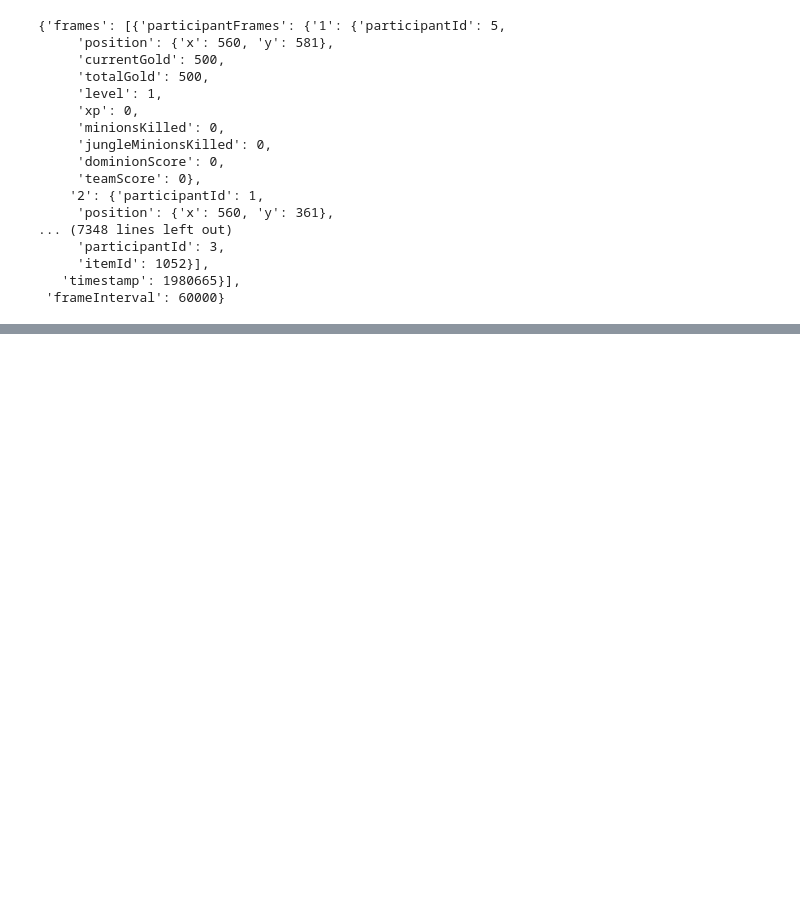
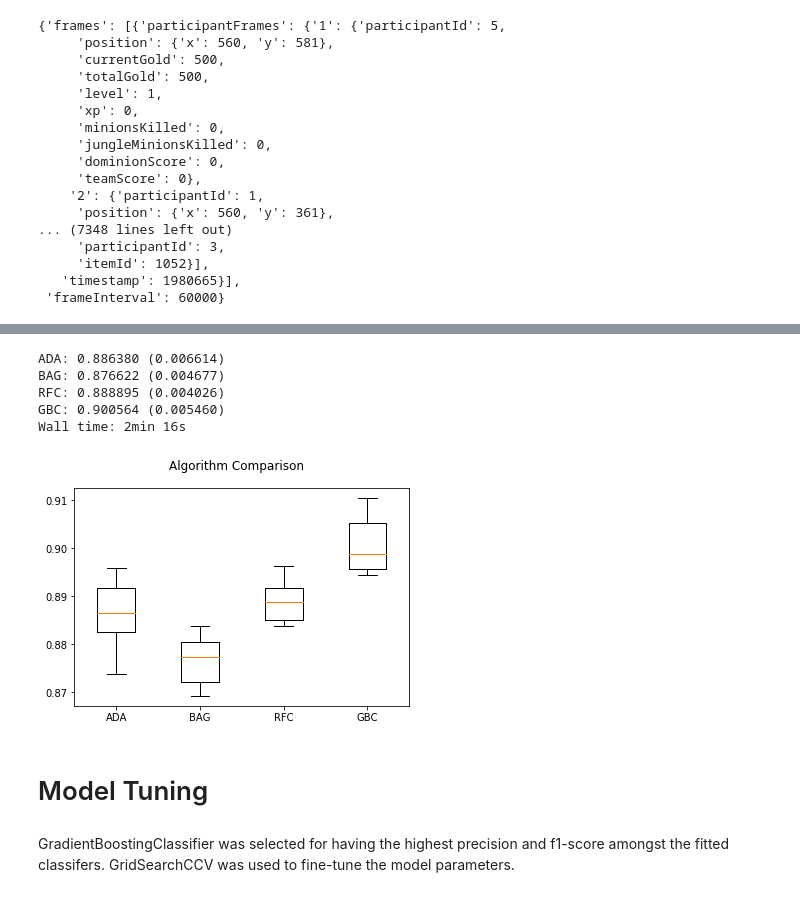
Before and after one commit to Serenitea/DSND-Capstone-LoL, a Jupyter notebook: WIP.ipynb, the cells around one changed output, grey strips where cells are left out. Saved outputs shown, nothing was run; the diff lists cells and outputs as text; code cells hidden in the pictures; blank space fills up the shorter version.

```diff
--- a/WIP.ipynb
+++ b/WIP.ipynb
@@ -860,0 +912,42 @@ ValueError: could not convert string to float: 'blue'
+# %%
+%%time
+# prepare configuration for cross validation test harness
+seed = 42
+# prepare models
+models = []
+models.append(('ADA', AdaBoostClassifier()))
+models.append(('BAG', BaggingClassifier()))
+models.append(('RFC', RandomForestClassifier()))
+models.append(('GBC', GradientBoostingClassifier()))
+# evaluate each model in turn
+results = []
+names = []
+scoring = 'accuracy'
+for name, model in models:
+	kfold = model_selection.KFold(n_splits=10, random_state=seed)
+	cv_results = model_selection.cross_val_score(model, X, y, cv=kfold, scoring=scoring)
+	results.append(cv_results)
+	names.append(name)
+	msg = "%s: %f (%f)" % (name, cv_results.mean(), cv_results.std())
+	print(msg)
+# %% [output]
+ADA: 0.886380 (0.006614)
+BAG: 0.876622 (0.004677)
+RFC: 0.888895 (0.004026)
+GBC: 0.900564 (0.005460)
+Wall time: 2min 16s
+# %%
+# boxplot algorithm comparison
+fig = plt.figure()
+fig.suptitle('Algorithm Comparison')
+ax = fig.add_subplot(111)
+plt.boxplot(results)
+ax.set_xticklabels(names)
+plt.show()
+# %% [output]
+[figure, added]
+# %% [markdown]
+<a id='tuning'></a>
+# Model Tuning
+# %% [markdown]
+GradientBoostingClassifier was selected for having the highest precision and f1-score amongst the fitted classifers. GridSearchCCV was used to fine-tune the model parameters.
```
Also changed, not shown: parts of 115 cells of this notebook, 3 other files.
